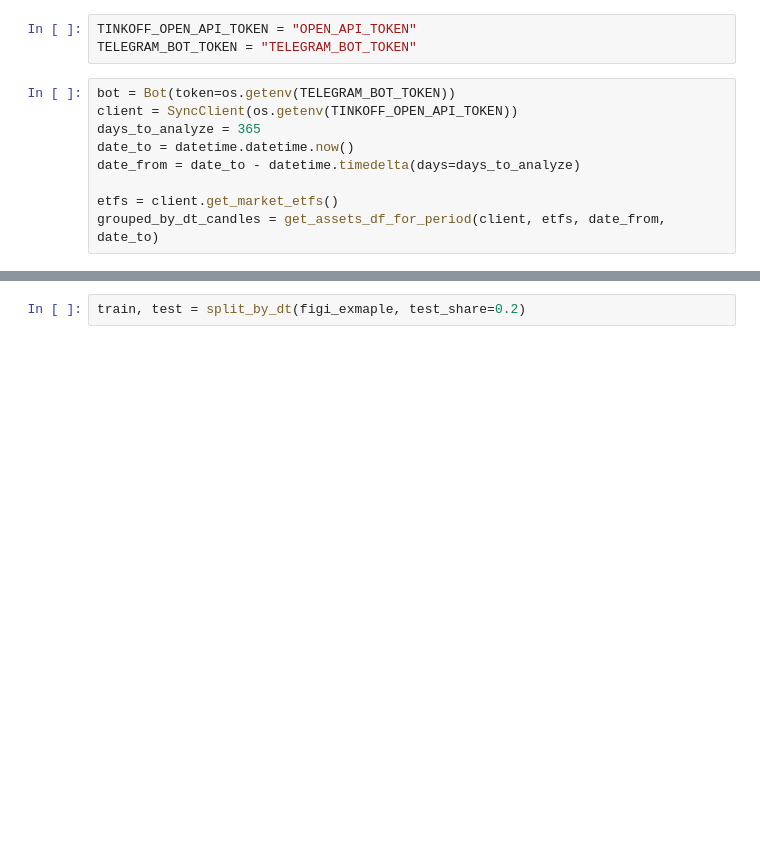
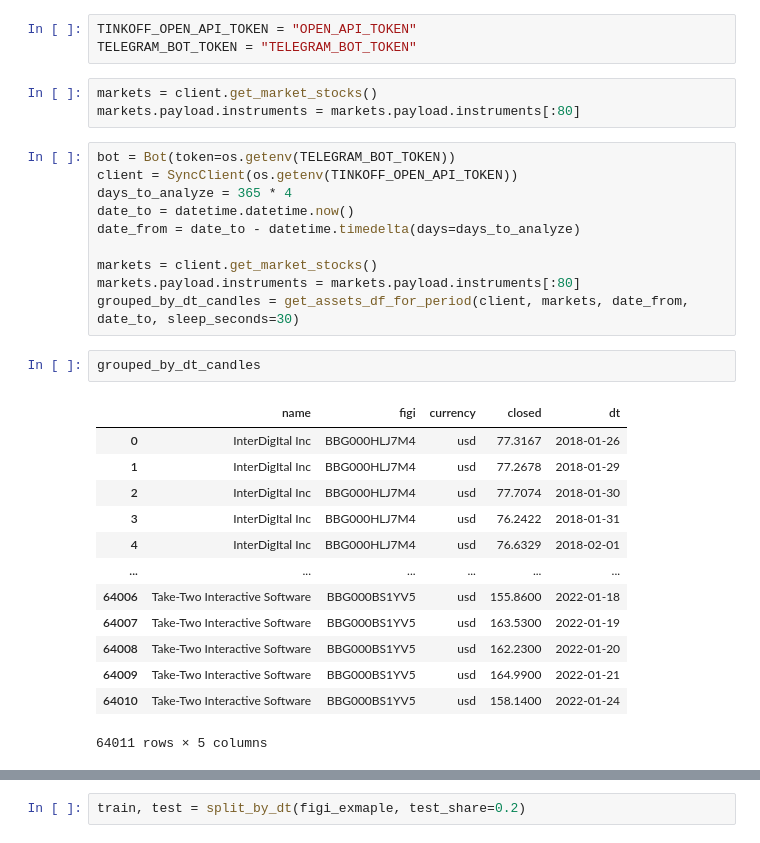
Before and after one commit to iptkachev/tinkoff_invest, a Jupyter notebook: notebooks/machine learning.ipynb, the cells around one changed output, grey strips where cells are left out. Drawn from its saved outputs; the diff is of its cells as text; blank space fills up the shorter version.

```diff
--- a/notebooks/machine learning.ipynb
+++ b/notebooks/machine learning.ipynb
@@ -32,13 +32,33 @@ def split_by_dt(df: pd.DataFrame, split_dt: datetime.date = None, test_share: fl
 # %%
 TINKOFF_OPEN_API_TOKEN = "OPEN_API_TOKEN"
 TELEGRAM_BOT_TOKEN = "TELEGRAM_BOT_TOKEN"
+# %%
+markets = client.get_market_stocks()
+markets.payload.instruments = markets.payload.instruments[:80]
 # %%
 bot = Bot(token=os.getenv(TELEGRAM_BOT_TOKEN))
 client = SyncClient(os.getenv(TINKOFF_OPEN_API_TOKEN))
-days_to_analyze = 365
+days_to_analyze = 365 * 4
 date_to = datetime.datetime.now()
 date_from = date_to - datetime.timedelta(days=days_to_analyze)
 
-etfs = client.get_market_etfs()
-grouped_by_dt_candles = get_assets_df_for_period(client, etfs, date_from, date_to)
+markets = client.get_market_stocks()
+markets.payload.instruments = markets.payload.instruments[:80]
+grouped_by_dt_candles = get_assets_df_for_period(client, markets, date_from, date_to, sleep_seconds=30)
+# %%
+grouped_by_dt_candles
+# %% [output]
+|  | name | figi | currency | closed | dt |
+| 0 | InterDigItal Inc | BBG000HLJ7M4 | usd | 77.3167 | 2018-01-26 |
+| 1 | InterDigItal Inc | BBG000HLJ7M4 | usd | 77.2678 | 2018-01-29 |
+| 2 | InterDigItal Inc | BBG000HLJ7M4 | usd | 77.7074 | 2018-01-30 |
+| 3 | InterDigItal Inc | BBG000HLJ7M4 | usd | 76.2422 | 2018-01-31 |
+| 4 | InterDigItal Inc | BBG000HLJ7M4 | usd | 76.6329 | 2018-02-01 |
+| ... | ... | ... | ... | ... | ... |
+| 64006 | Take-Two Interactive Software | BBG000BS1YV5 | usd | 155.8600 | 2022-01-18 |
+| 64007 | Take-Two Interactive Software | BBG000BS1YV5 | usd | 163.5300 | 2022-01-19 |
+| 64008 | Take-Two Interactive Software | BBG000BS1YV5 | usd | 162.2300 | 2022-01-20 |
+| 64009 | Take-Two Interactive Software | BBG000BS1YV5 | usd | 164.9900 | 2022-01-21 |
+| 64010 | Take-Two Interactive Software | BBG000BS1YV5 | usd | 158.1400 | 2022-01-24 |
+64011 rows × 5 columns
 # %%
```
Also changed, not shown: parts of 8 cells of this notebook, 3 other files.
